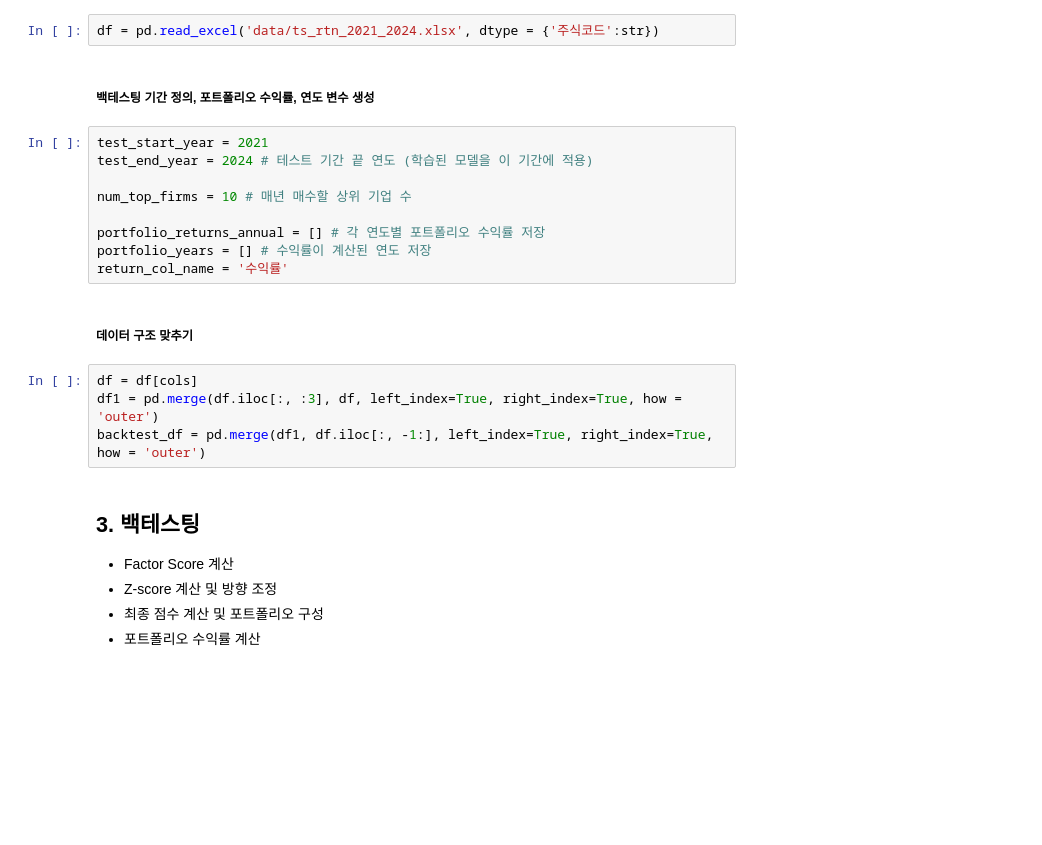
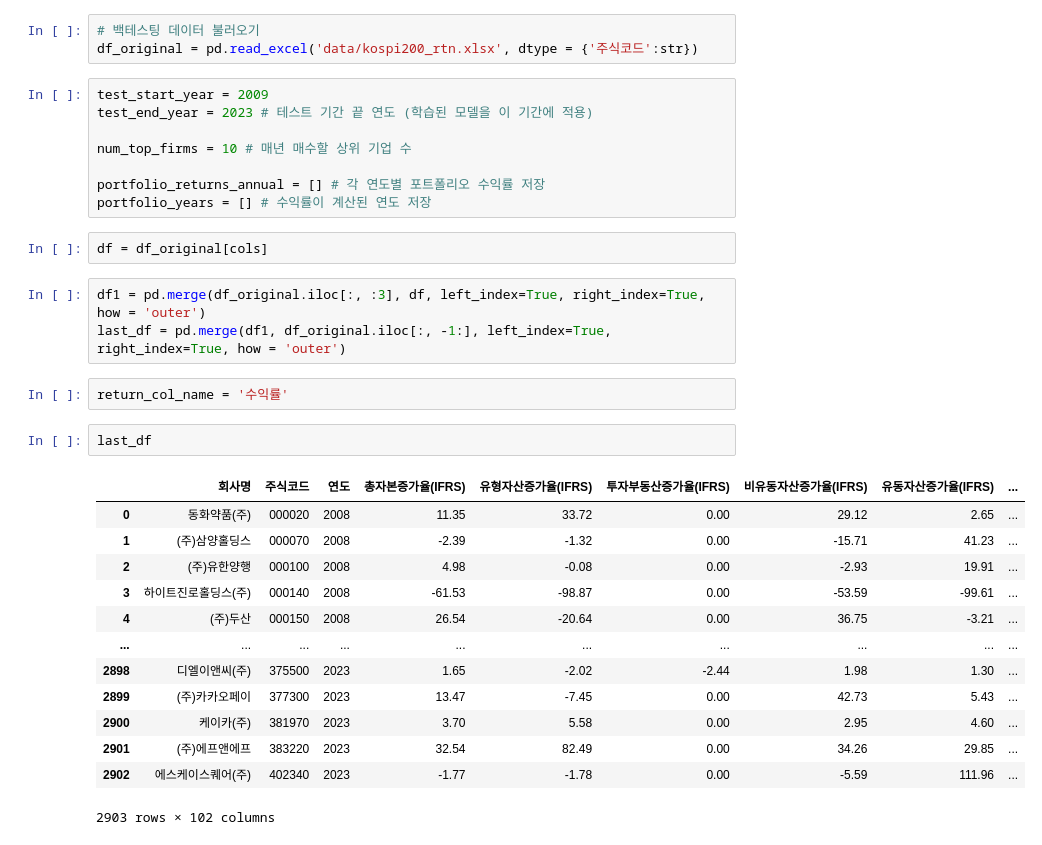
Before and after one commit to JungSeungwon98/ubion_project1, a Jupyter notebook: BackTesting.ipynb, the cells around one changed output. Saved outputs shown, nothing was run; the diff lists cells and outputs as text; blank space fills up the shorter version.

```diff
--- a/BackTesting.ipynb
+++ b/BackTesting.ipynb
@@ -34,26 +45,35 @@ StandardScaler()
 # %%
-df = pd.read_excel('data/ts_rtn_2021_2024.xlsx', dtype = {'주식코드':str})
+# 백테스팅 데이터 불러오기
+df_original = pd.read_excel('data/kospi200_rtn.xlsx', dtype = {'주식코드':str})
-# %% [markdown]
-##### 백테스팅 기간 정의, 포트폴리오 수익률, 연도 변수 생성
 # %%
-test_start_year = 2021
-test_end_year = 2024 # 테스트 기간 끝 연도 (학습된 모델을 이 기간에 적용)
+test_start_year = 2009
+test_end_year = 2023 # 테스트 기간 끝 연도 (학습된 모델을 이 기간에 적용)
 
 num_top_firms = 10 # 매년 매수할 상위 기업 수
 
 portfolio_returns_annual = [] # 각 연도별 포트폴리오 수익률 저장
 portfolio_years = [] # 수익률이 계산된 연도 저장
-return_col_name = '수익률'
-# %% [markdown]
-##### 데이터 구조 맞추기
+# %%
+df = df_original[cols]
 # %%
-df = df[cols]
-df1 = pd.merge(df.iloc[:, :3], df, left_index=True, right_index=True, how = 'outer')
-backtest_df = pd.merge(df1, df.iloc[:, -1:], left_index=True, right_index=True, how = 'outer')
+df1 = pd.merge(df_original.iloc[:, :3], df, left_index=True, right_index=True, how = 'outer')
+last_df = pd.merge(df1, df_original.iloc[:, -1:], left_index=True, right_index=True, how = 'outer')
-# %% [markdown]
-## 3. 백테스팅
-- Factor Score 계산
-- Z-score 계산 및 방향 조정
-- 최종 점수 계산 및 포트폴리오 구성
-- 포트폴리오 수익률 계산
+# %%
+return_col_name = '수익률'
+# %%
+last_df
+# %% [output]
+|  | 회사명 | 주식코드 | 연도 | 총자본증가율(IFRS) | 유형자산증가율(IFRS) | 투자부동산증가율(IFRS) | 비유동자산증가율(IFRS) | 유동자산증가율(IFRS) | ... |
+| 0 | 동화약품(주) | 000020 | 2008 | 11.35 | 33.72 | 0.00 | 29.12 | 2.65 | ... |
+| 1 | (주)삼양홀딩스 | 000070 | 2008 | -2.39 | -1.32 | 0.00 | -15.71 | 41.23 | ... |
+| 2 | (주)유한양행 | 000100 | 2008 | 4.98 | -0.08 | 0.00 | -2.93 | 19.91 | ... |
+| 3 | 하이트진로홀딩스(주) | 000140 | 2008 | -61.53 | -98.87 | 0.00 | -53.59 | -99.61 | ... |
+| 4 | (주)두산 | 000150 | 2008 | 26.54 | -20.64 | 0.00 | 36.75 | -3.21 | ... |
+| ... | ... | ... | ... | ... | ... | ... | ... | ... | ... |
+| 2898 | 디엘이앤씨(주) | 375500 | 2023 | 1.65 | -2.02 | -2.44 | 1.98 | 1.30 | ... |
+| 2899 | (주)카카오페이 | 377300 | 2023 | 13.47 | -7.45 | 0.00 | 42.73 | 5.43 | ... |
+| 2900 | 케이카(주) | 381970 | 2023 | 3.70 | 5.58 | 0.00 | 2.95 | 4.60 | ... |
+| 2901 | (주)에프앤에프 | 383220 | 2023 | 32.54 | 82.49 | 0.00 | 34.26 | 29.85 | ... |
+| 2902 | 에스케이스퀘어(주) | 402340 | 2023 | -1.77 | -1.78 | 0.00 | -5.59 | 111.96 | ... |
+2903 rows × 102 columns
 # %%
```
Also changed, not shown: parts of 14 cells of this notebook, 21 other files.
